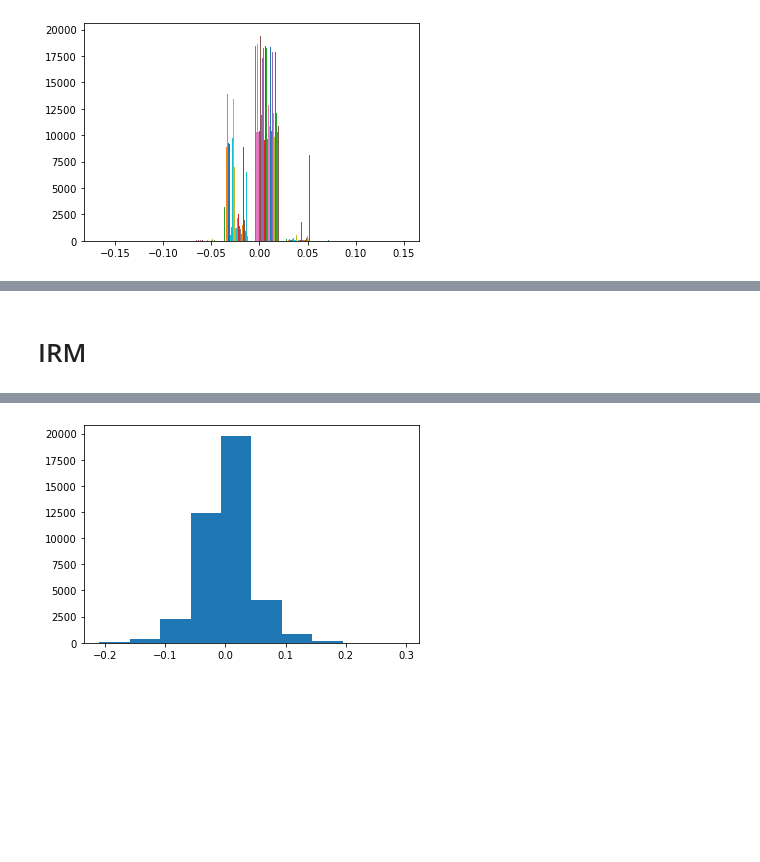
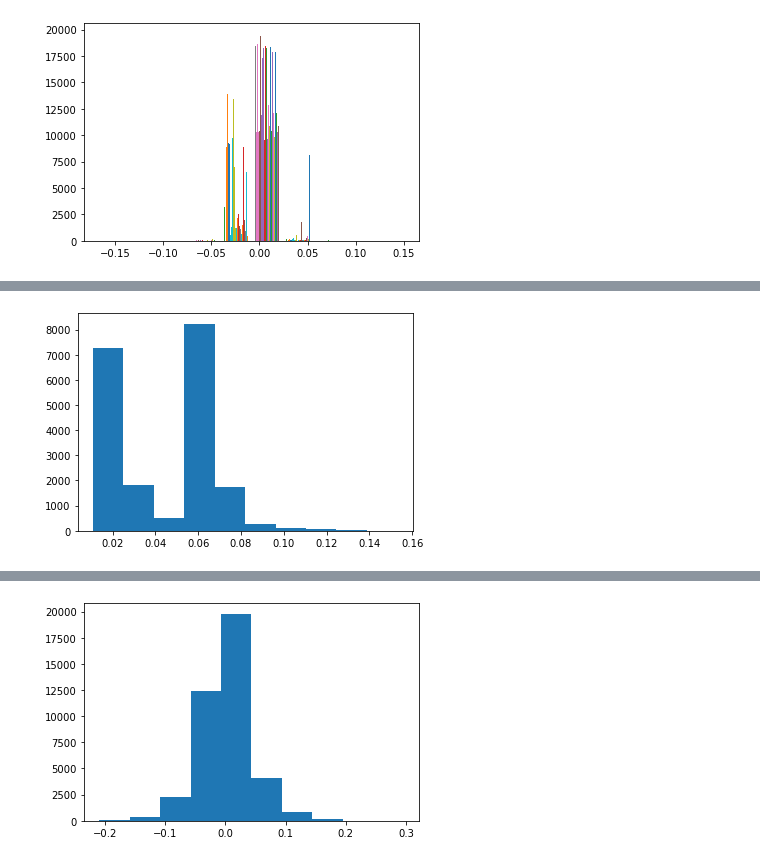
Before and after one commit to zihao12/invariant-risk-minimization, a Jupyter notebook: ColoredMnist.ipynb, the cells around one changed output, grey strips where cells are left out. Cells and saved outputs as stored; diff of their text form; code cells hidden in the pictures; blank space fills up the shorter version.

```diff
--- a/ColoredMnist.ipynb
+++ b/ColoredMnist.ipynb
@@ -243,2 +217,6 @@ plt.show()
-# %% [markdown]
-# IRM
+# %%
+plt.hist(testset_maxinfl)
+plt.savefig('max_infl_est.png', dpi=300, bbox_inches='tight')
+plt.show()
+# %% [output]
+[figure, added]
```
Also changed, not shown: parts of 40 cells of this notebook.
